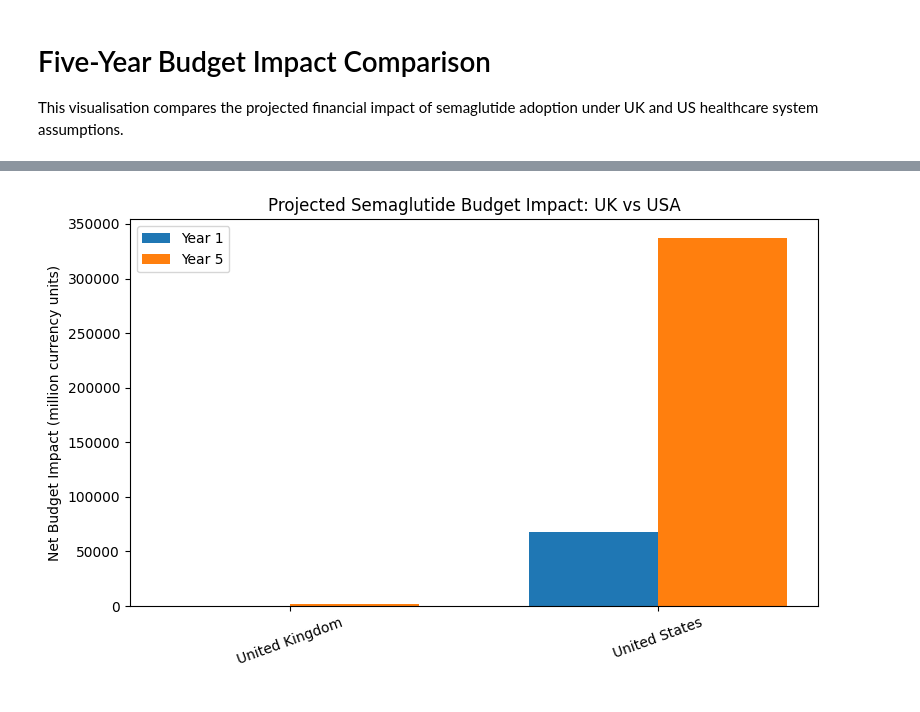
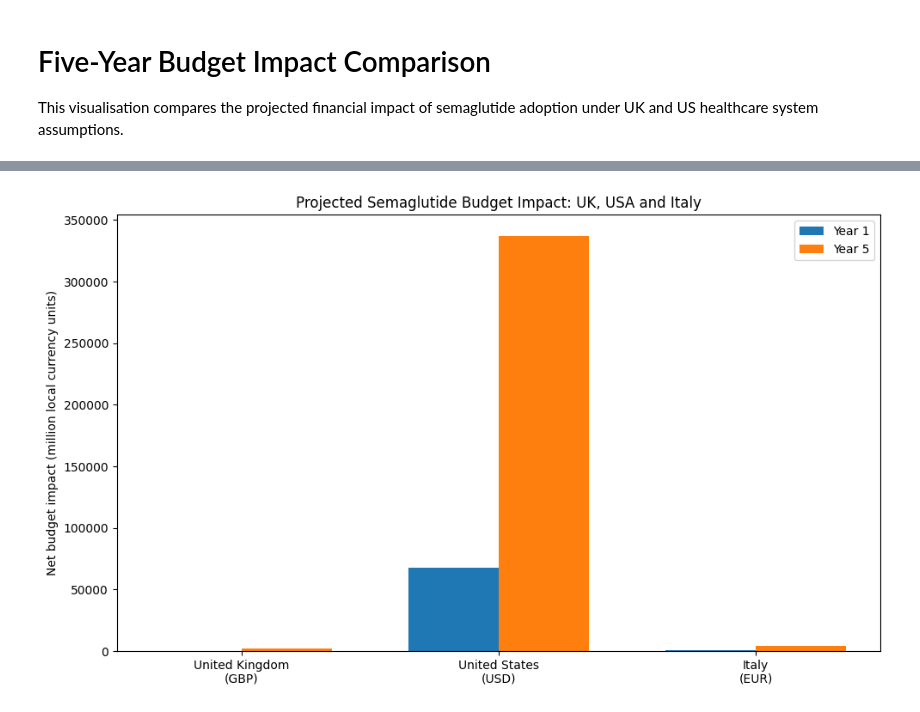
Before and after one commit to saffam/semaglutide-budget-impact-models, a Jupyter notebook: notebooks/05_country_comparison.ipynb, the cells around one changed output, grey strips where cells are left out. Saved outputs shown, nothing was run; the diff lists cells and outputs as text; code cells hidden in the pictures.

```diff
--- a/notebooks/05_country_comparison.ipynb
+++ b/notebooks/05_country_comparison.ipynb
@@ -303,65 +303,80 @@ plt.show()
 
 This visualisation compares the projected financial impact of semaglutide adoption under UK and US healthcare system assumptions.
 # %%
+import pandas as pd
 import matplotlib.pyplot as plt
+from pathlib import Path
 
-countries = [
-    "United Kingdom",
-    "United States"
-]
+# Country-level net budget impact
+comparison = pd.DataFrame({
+    "Country": ["United Kingdom", "United States", "Italy"],
+    "Currency": ["GBP", "USD", "EUR"],
+    "Year 1": [
+        394_912_800,
+        67_469_563_908.79,
+        890_793_900
+    ],
+    "Year 5": [
+        1_974_564_000,
+        337_347_819_543.94,
+        4_453_969_500
+    ]
+})
 
-year_1_budget = [
-    394.9,
-    67469.56
-]
+# Convert to millions for readability
+comparison["Year 1 (million)"] = comparison["Year 1"] / 1_000_000
+comparison["Year 5 (million)"] = comparison["Year 5"] / 1_000_000
 
-year_5_budget = [
-    1974.56,
-    337347.82
-]
+display(
+    comparison[
+        ["Country", "Currency", "Year 1 (million)", "Year 5 (million)"]
+    ]
+)
 
-plt.figure(figsize=(8,5))
+# Create comparative figure
+fig, ax = plt.subplots(figsize=(10, 6))
 
-x = range(len(countries))
+x = range(len(comparison))
+width = 0.35
 
-plt.bar(
-    x,
-    year_1_budget,
-    width=0.35,
+ax.bar(
+    [i - width/2 for i in x],
+    comparison["Year 1 (million)"],
+    width=width,
     label="Year 1"
 )
 
-plt.bar(
-    [i + 0.35 for i in x],
-    year_5_budget,
-    width=0.35,
+ax.bar(
+    [i + width/2 for i in x],
+    comparison["Year 5 (million)"],
+    width=width,
     label="Year 5"
 )
 
-plt.xticks(
-    [i + 0.175 for i in x],
-    countries,
-    rotation=20
+ax.set_xticks(list(x))
+ax.set_xticklabels(
+    [
+        "United Kingdom\n(GBP)",
+        "United States\n(USD)",
+        "Italy\n(EUR)"
+    ]
 )
 
-plt.ylabel("Net Budget Impact (million currency units)")
-
-plt.title(
-    "Projected Semaglutide Budget Impact: UK vs USA"
-)
-
-plt.legend()
+ax.set_ylabel("Net budget impact (million local currency units)")
+ax.set_title("Projected Semaglutide Budget Impact: UK, USA and Italy")
+ax.legend()
 
 plt.tight_layout()
 
-plt.savefig(
-    project_root /
-    "reports" /
-    "comparison" /
-    "budget_impact_comparison.png",
-    dpi=300,
-    bbox_inches="tight"
-)
+# Create comparative reports folder if needed
+comparative_dir = Path("../reports/comparative")
+comparative_dir.mkdir(parents=True, exist_ok=True)
+
+# Save figure
+figure_path = comparative_dir / "country_budget_impact_comparison.png"
+plt.savefig(figure_path, dpi=300, bbox_inches="tight")
 
 plt.show()
+
+print(f"Figure saved to: {figure_path}")
 # %% [output]
@@ -368 +387 @@ plt.show()
-[figure, old version]
+[figure, new version]
```
Also changed, not shown: parts of 26 cells of this notebook, 1 other file.
